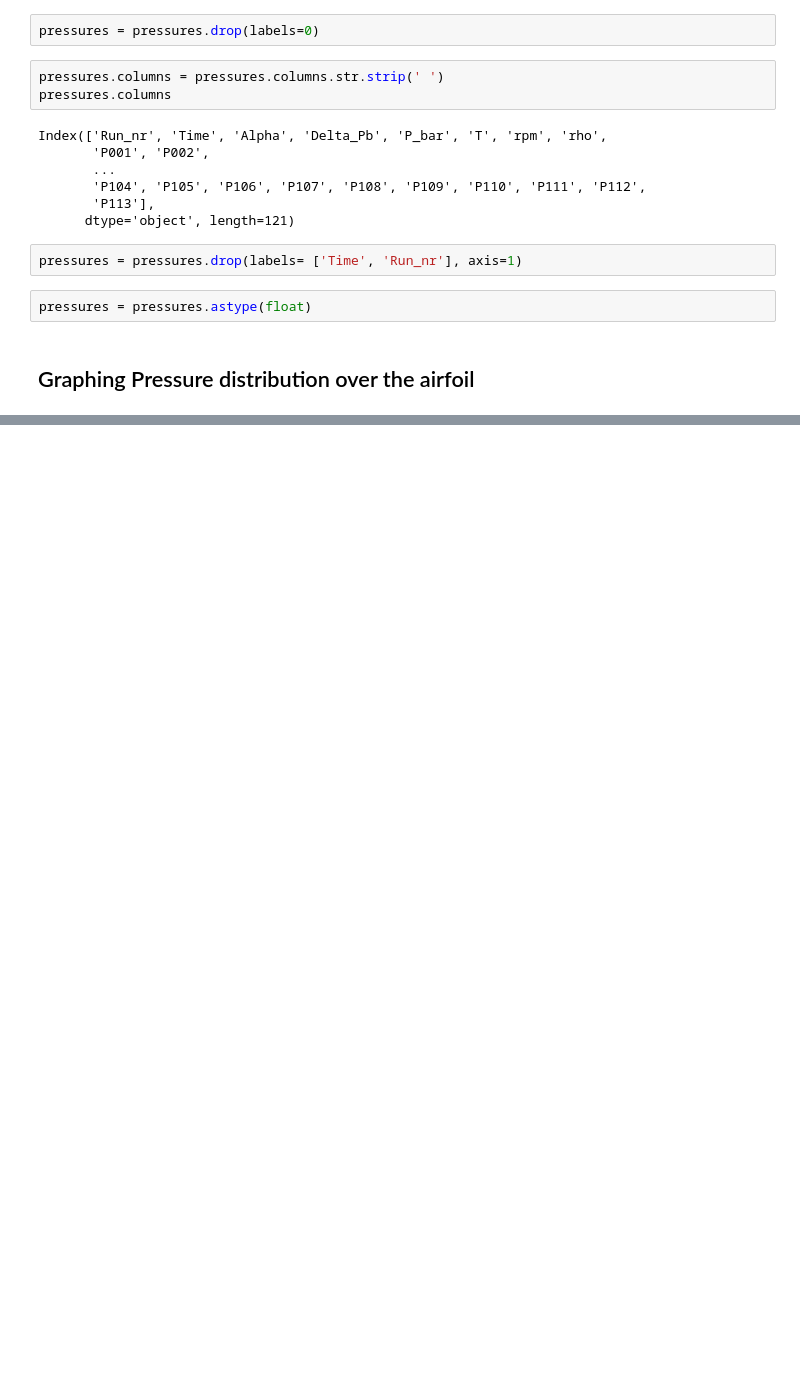
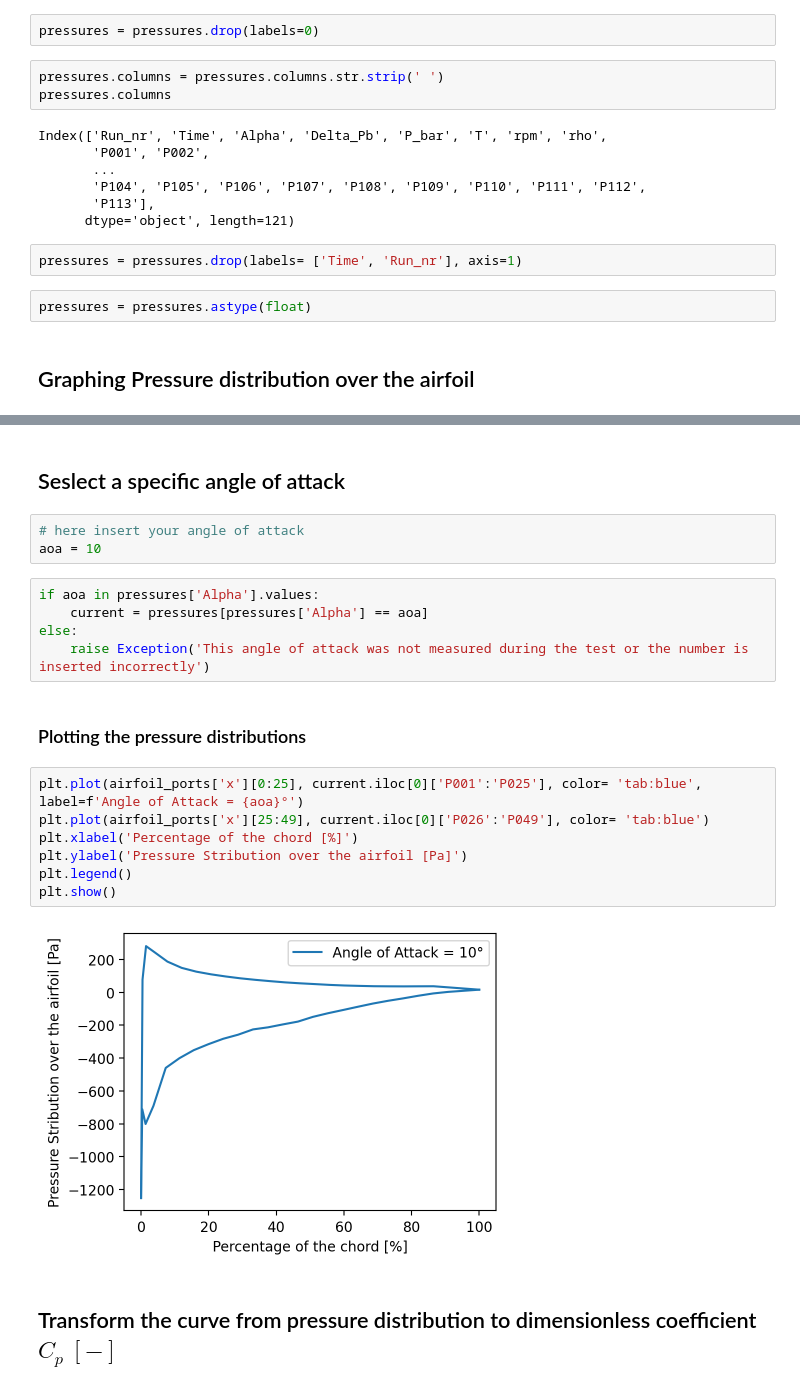
Before and after one commit to federicoangioni/LSWTT, a Jupyter notebook: processing.ipynb, the cells around one changed output, grey strips where cells are left out. Drawn from its saved outputs; the diff is of its cells as text; blank space fills up the shorter version.

```diff
--- a/processing.ipynb
+++ b/processing.ipynb
@@ -85,0 +86,23 @@ plt.show()
+# %% [markdown]
+## Seslect a specific angle of attack
+# %%
+# here insert your angle of attack
+aoa = 10
+# %%
+if aoa in pressures['Alpha'].values:
+    current = pressures[pressures['Alpha'] == aoa]
+else:
+    raise Exception('This angle of attack was not measured during the test or the number is inserted incorrectly')
+# %% [markdown]
+### Plotting the pressure distributions
+# %%
+plt.plot(airfoil_ports['x'][0:25], current.iloc[0]['P001':'P025'], color= 'tab:blue', label=f'Angle of Attack = {aoa}°')
+plt.plot(airfoil_ports['x'][25:49], current.iloc[0]['P026':'P049'], color= 'tab:blue')
+plt.xlabel('Percentage of the chord [%]')
+plt.ylabel('Pressure Stribution over the airfoil [Pa]')
+plt.legend()
+plt.show()
+# %% [output]
+[figure, added]
+# %% [markdown]
+## Transform the curve from pressure distribution to dimensionless coefficient $C_p \: [-]$
```
Also changed, not shown: parts of 5 cells of this notebook.
